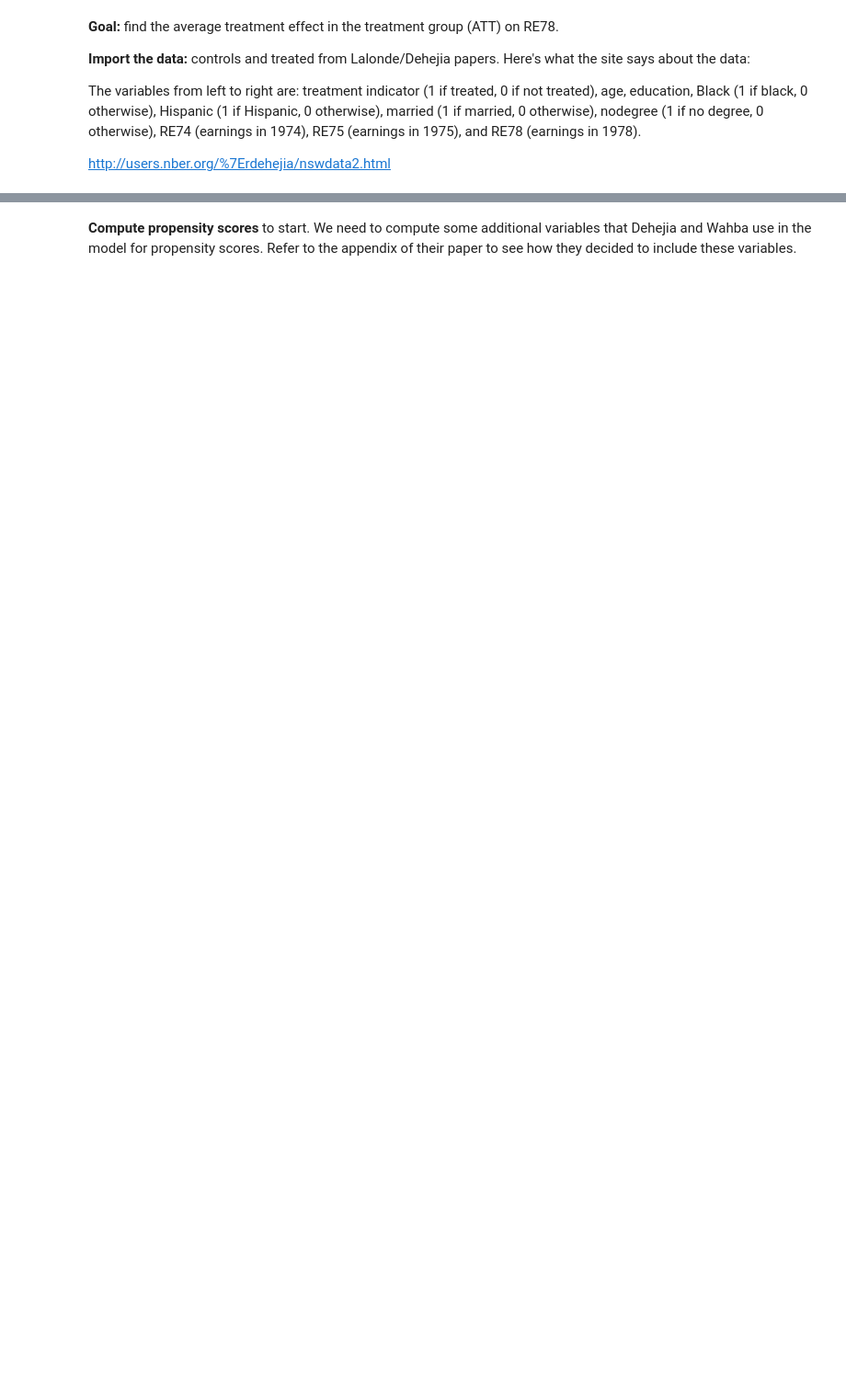
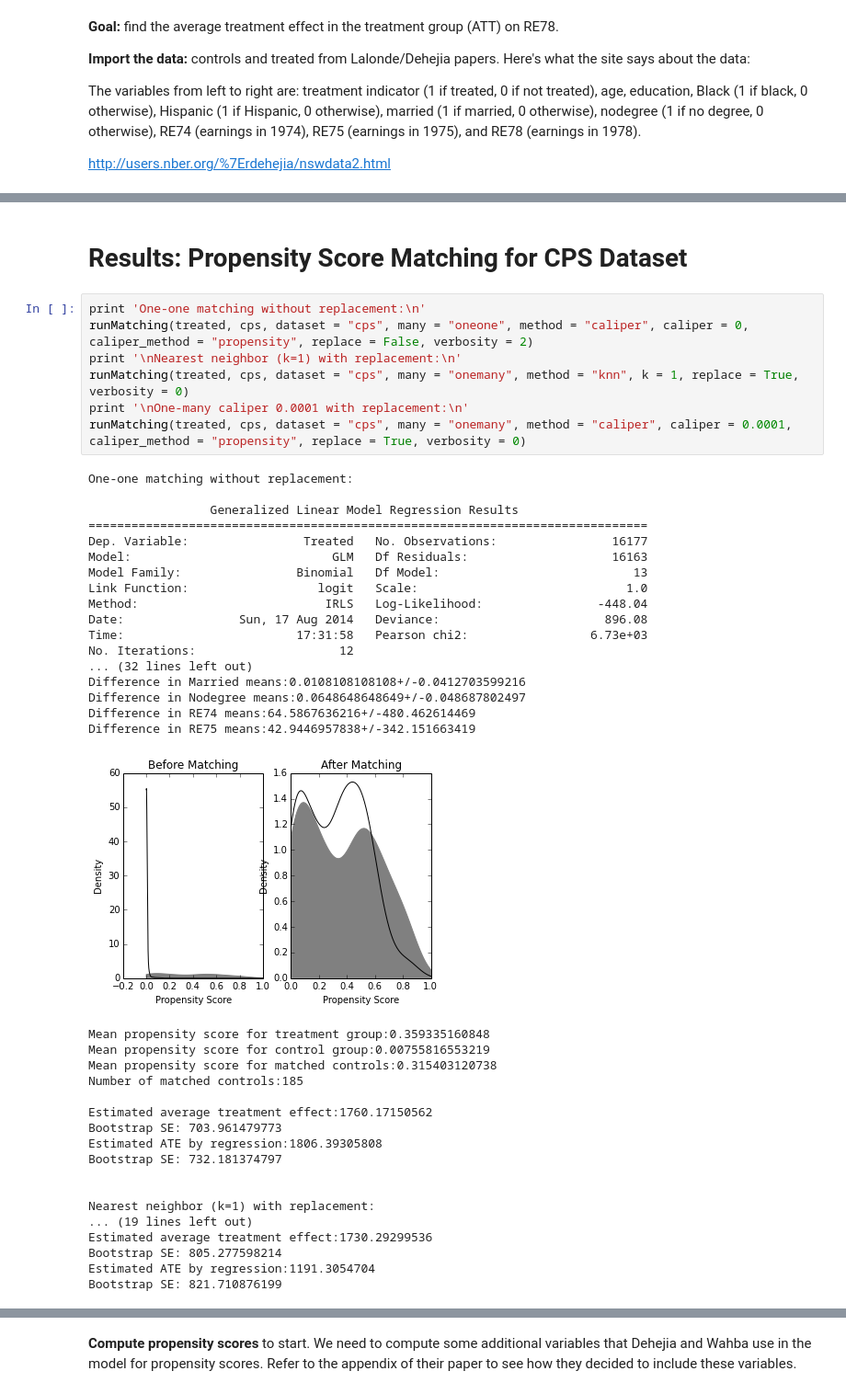
Before and after one commit to kellieotto/ModelMatch, a Jupyter notebook: Code/CompareMethods.ipynb, the cells around one changed output, grey strips where cells are left out. Shown: that part at 92% size. Cells and saved outputs as stored; diff of their text form; blank space fills up the shorter version.

Commit message:
propensity score matching, model match results

```diff
--- a/Code/CompareMethods.ipynb
+++ b/Code/CompareMethods.ipynb
@@ -47,0 +113,45 @@ print mean(treated.Black), mean(control.Black)
+# %% [markdown]
+# Results: Propensity Score Matching for CPS Dataset
+# %%
+print 'One-one matching without replacement:\n'
+runMatching(treated, cps, dataset = "cps", many = "oneone", method = "caliper", caliper = 0, caliper_method = "propensity", replace = False, verbosity = 2)
+print '\nNearest neighbor (k=1) with replacement:\n'
+runMatching(treated, cps, dataset = "cps", many = "onemany", method = "knn", k = 1, replace = True, verbosity = 0)
+print '\nOne-many caliper 0.0001 with replacement:\n'
+runMatching(treated, cps, dataset = "cps", many = "onemany", method = "caliper", caliper = 0.0001, caliper_method = "propensity", replace = True, verbosity = 0)
+# %% [output]
+One-one matching without replacement:
+
+                 Generalized Linear Model Regression Results
+==============================================================================
+Dep. Variable:                Treated   No. Observations:                16177
+Model:                            GLM   Df Residuals:                    16163
+Model Family:                Binomial   Df Model:                           13
+Link Function:                  logit   Scale:                             1.0
+Method:                          IRLS   Log-Likelihood:                -448.04
+Date:                Sun, 17 Aug 2014   Deviance:                       896.08
+Time:                        17:31:58   Pearson chi2:                 6.73e+03
+No. Iterations:                    12
+... (32 lines left out)
+Difference in Married means:0.0108108108108+/-0.0412703599216
+Difference in Nodegree means:0.0648648648649+/-0.048687802497
+Difference in RE74 means:64.5867636216+/-480.462614469
+Difference in RE75 means:42.9446957838+/-342.151663419
+[figure, added]
+Mean propensity score for treatment group:0.359335160848
+Mean propensity score for control group:0.00755816553219
+Mean propensity score for matched controls:0.315403120738
+Number of matched controls:185
+
+Estimated average treatment effect:1760.17150562
+Bootstrap SE: 703.961479773
+Estimated ATE by regression:1806.39305808
+Bootstrap SE: 732.181374797
+
+
+Nearest neighbor (k=1) with replacement:
+... (19 lines left out)
+Estimated average treatment effect:1730.29299536
+Bootstrap SE: 805.277598214
+Estimated ATE by regression:1191.3054704
+Bootstrap SE: 821.710876199
```
Also changed, not shown: parts of 15 cells of this notebook, 7 other files.
